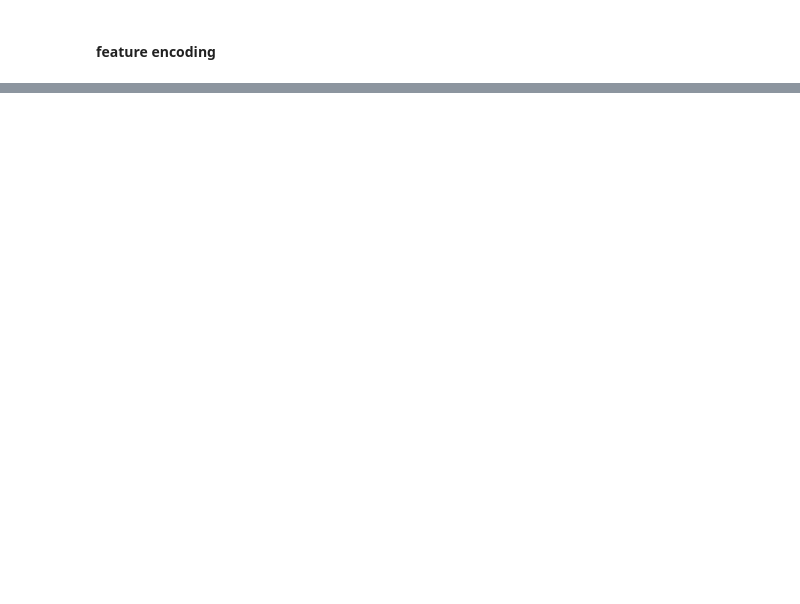
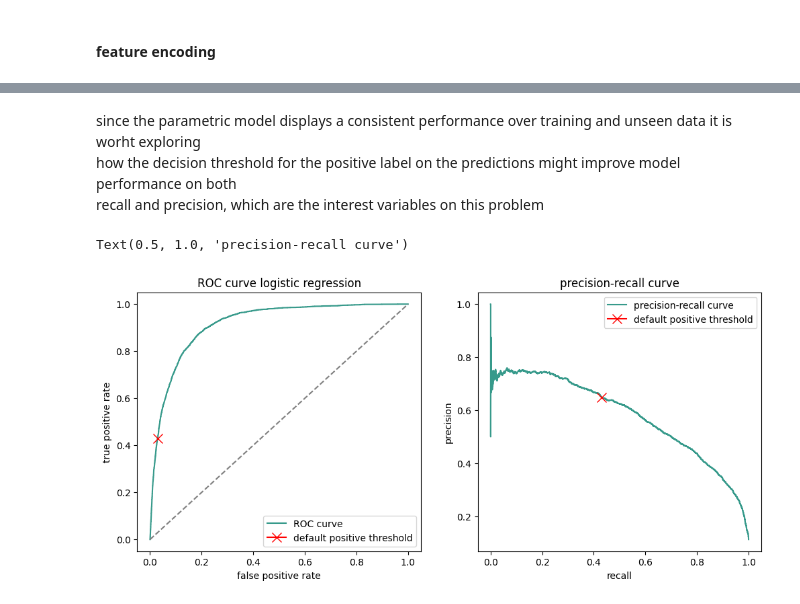
Before and after one commit to scardenasc22/STDS-at3, a Jupyter notebook: classification_model.ipynb, the cells around one changed output, grey strips where cells are left out. Saved outputs shown, nothing was run; the diff lists cells and outputs as text; code cells hidden in the pictures; blank space fills up the shorter version.

```diff
--- a/classification_model.ipynb
+++ b/classification_model.ipynb
@@ -328,0 +448,41 @@ memory usage: 9.4 MB
+# %% [markdown]
+since the parametric model displays a consistent performance over training and unseen data it is worht exploring <br>
+how the decision threshold for the positive label on the predictions might improve model performance on both <br>
+recall and precision, which are the interest variables on this problem
+# %%
+from sklearn.metrics import roc_curve, precision_recall_curve
+
+train_prob = lr.predict(x_train)
+fpr, tpr, threshold = roc_curve(y_train, train_prob) # roc curve results
+precision, recall, _ = precision_recall_curve(y_train, train_prob, pos_label = 1)
+
+fig, axis = plt.subplots(1, 2, figsize = (12, 5))
+axis[0].plot(fpr, tpr, color = '#379A8B', label = 'ROC curve') # roc curve
+axis[0].plot([0, 1], [0, 1], color = 'grey', linestyle = '--') # diagonal line
+axis[0].plot(fpr_score(y_train, train_pred, neg_label = 0, pos_label = 1),
+          recall_score(y_train, train_pred),
+          marker = 'x',
+          markersize = 10,
+          color = 'red',
+          label = 'default threshold') # marker for certain prediction
+
+axis[0].set_ylabel('true positive rate') # same as recall score
+axis[0].set_xlabel('false positive rate')
+axis[0].legend(loc = 'lower right')
+axis[0].set_title('ROC curve logistic regression')
+
+axis[1].plot(recall, precision, color = '#379A8B', label = 'precision-recall curve')
+axis[1].plot(recall_score(y_train, train_pred),
+          precision_score(y_train, train_pred),
+          marker = 'x',
+          markersize = 10,
+          color = 'red',
+          label = 'default threshold')
+
+axis[1].set_ylabel('precision')
+axis[1].set_xlabel('recall')
+axis[1].legend(loc = 'best')
+axis[1].set_title('precision-recall curve')
+# %% [output]
+Text(0.5, 1.0, 'precision-recall curve')
+[figure, added]
```
Also changed, not shown: parts of 19 cells of this notebook, 1 other file.
